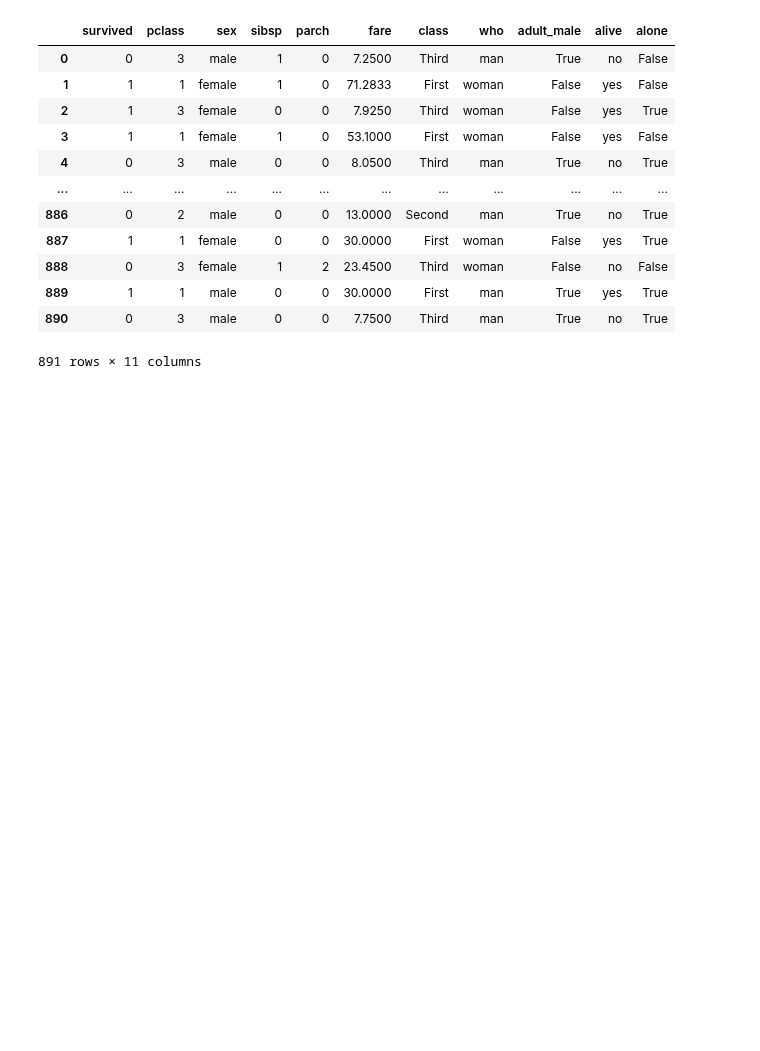
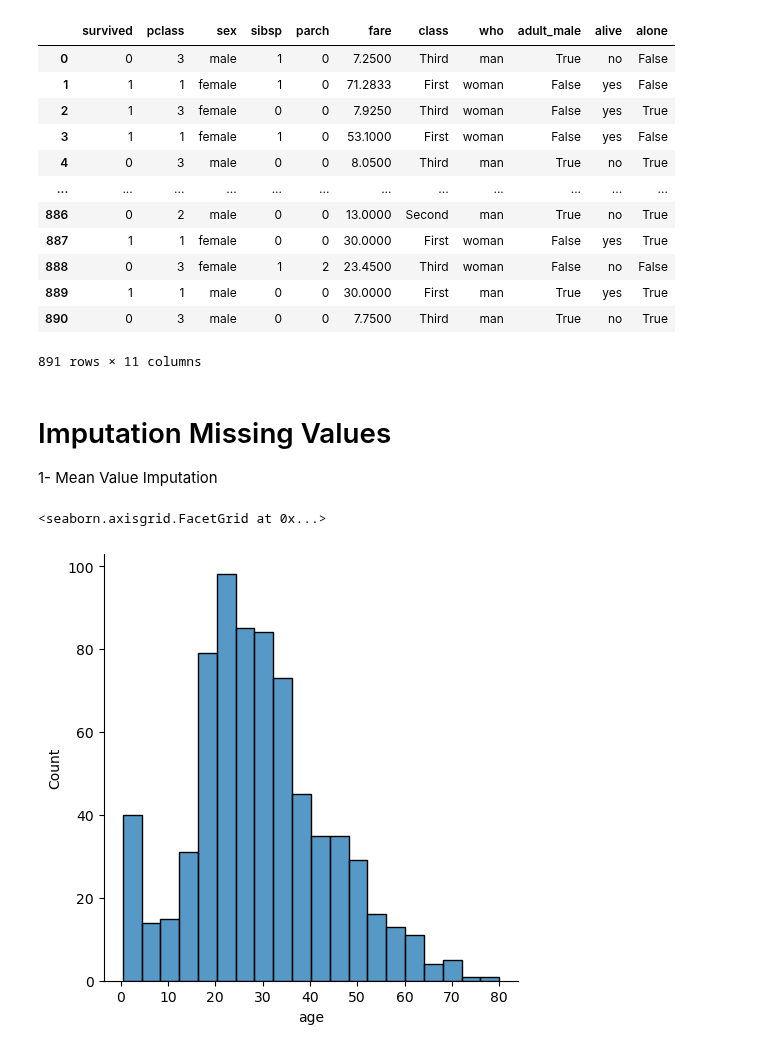
Before and after one commit to vaibhavgaikwad2/Machine-learning-course, a Jupyter notebook: 1)Notes/18-Feature Engineering/handling missing values.ipynb, the cells around one changed output. Cells and saved outputs as stored; diff of their text form; code cells hidden in the pictures; blank space fills up the shorter version.

```diff
--- a/1)Notes/18-Feature Engineering/handling missing values.ipynb
+++ b/1)Notes/18-Feature Engineering/handling missing values.ipynb
@@ -99,3 +99,12 @@ df.dropna(axis=1) # --> axis=1 operates on coloumn and axis=0 operates on rows
 | 889 | 1 | 1 | male | 0 | 0 | 30.0000 | First | man | True | yes | True |
 | 890 | 0 | 3 | male | 0 | 0 | 7.7500 | Third | man | True | no | True |
 891 rows × 11 columns
+# %% [markdown]
+# Imputation Missing Values
+
+1- Mean Value Imputation
+# %%
+sns.displot(df['age'])
+# %% [output]
+<seaborn.axisgrid.FacetGrid at 0x...>
+[figure, added]
```
Also changed, not shown: parts of 2 cells of this notebook.
